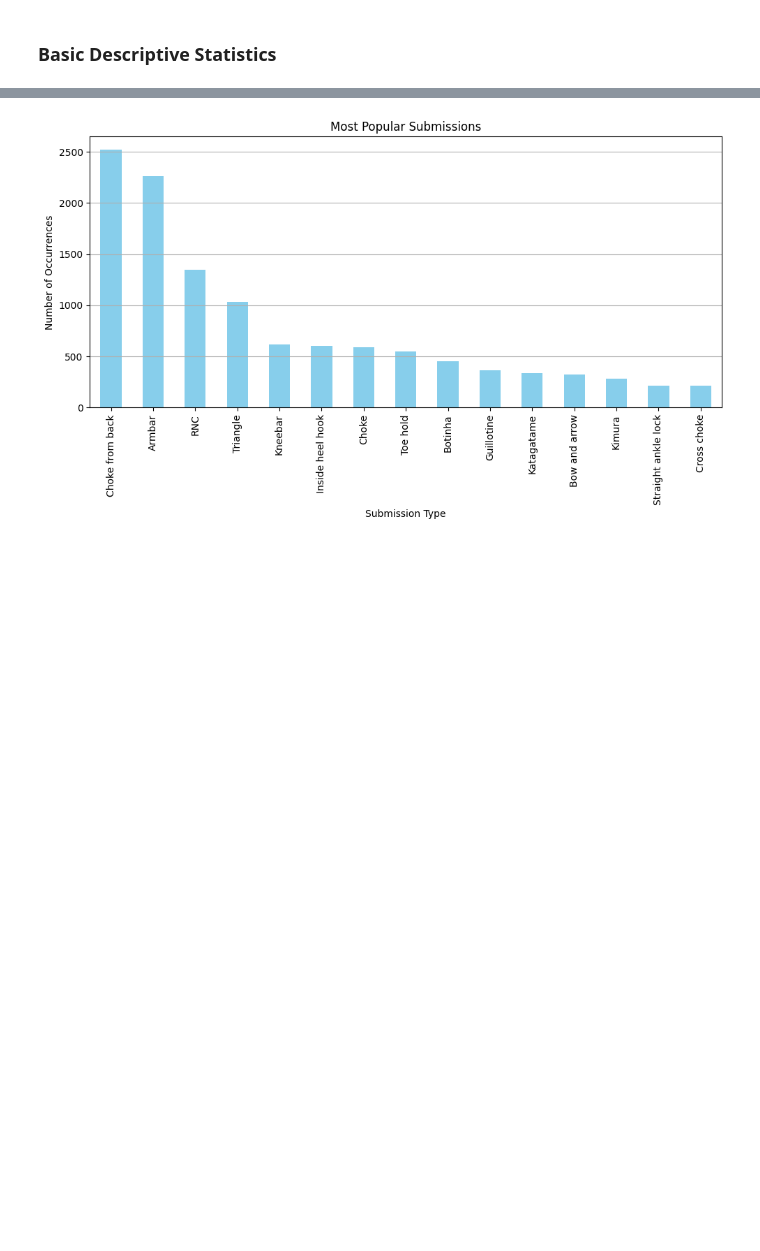
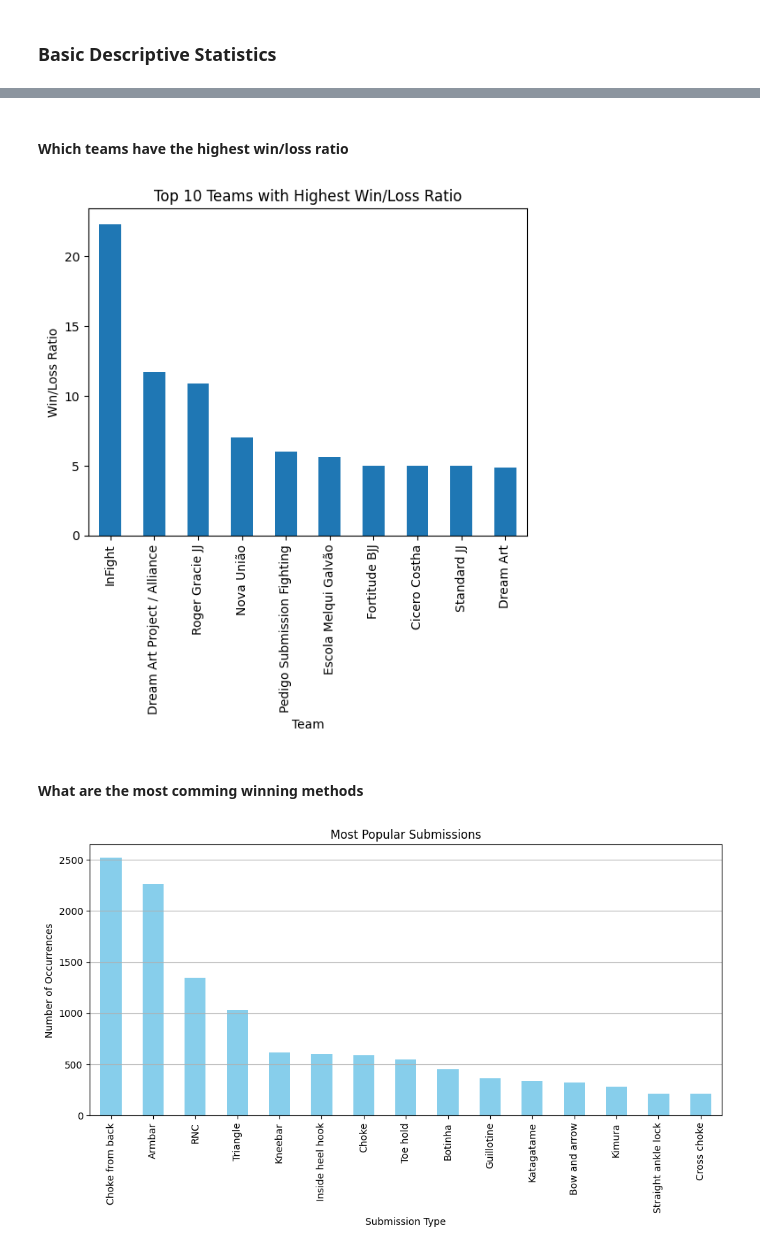
Before and after one commit to Martin-Melody/Data-Analytics-2023, a Jupyter notebook: project.ipynb, the cells around one changed output, grey strips where cells are left out. Cells and saved outputs as stored; diff of their text form; code cells hidden in the pictures; blank space fills up the shorter version.

```diff
--- a/project.ipynb
+++ b/project.ipynb
@@ -280,3 +354,24 @@ Here we analyze the types of submissions that occurred most frequently in the co
+# %% [markdown]
+#### Which teams have the highest win/loss ratio
+# %%
+# Calculating wins and losses for each team
+wins = data_frame[data_frame['W/L'] == 'W'].groupby('Team').size()
+losses = data_frame[data_frame['W/L'] == 'L'].groupby('Team').size()
+
+# Calculating win/loss ratio
+win_loss_ratio = wins / losses
+
+# Sorting and displaying the top 10 teams with highest win/loss ratio
+top_teams = win_loss_ratio.sort_values(ascending=False).head(10)
+top_teams.plot(kind='bar')
+plt.title('Top 10 Teams with Highest Win/Loss Ratio')
+plt.xlabel('Team')
+plt.ylabel('Win/Loss Ratio')
+plt.show()
+# %% [output]
+[figure, added]
+# %% [markdown]
+#### What are the most comming winning methods
 # %%
 # Filter out 'Points', 'Referee Decision', 'Submission','Advantage', 'DQ', and 'EBI/OT' from the 'Method' column
 filtered_methods = data_frame[(data_frame['Method'] != 'Points') &
```
Also changed, not shown: parts of 38 cells of this notebook.
